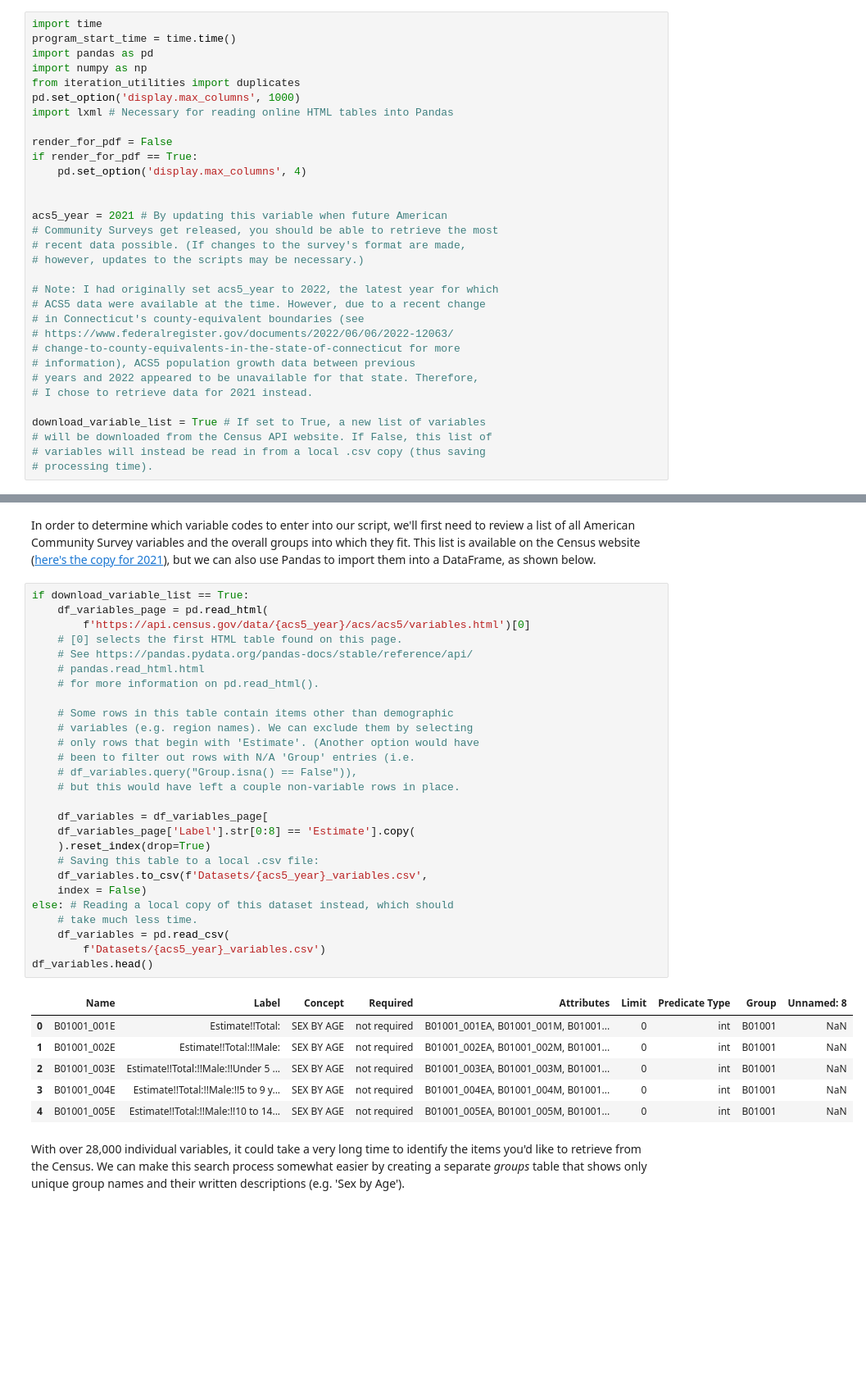
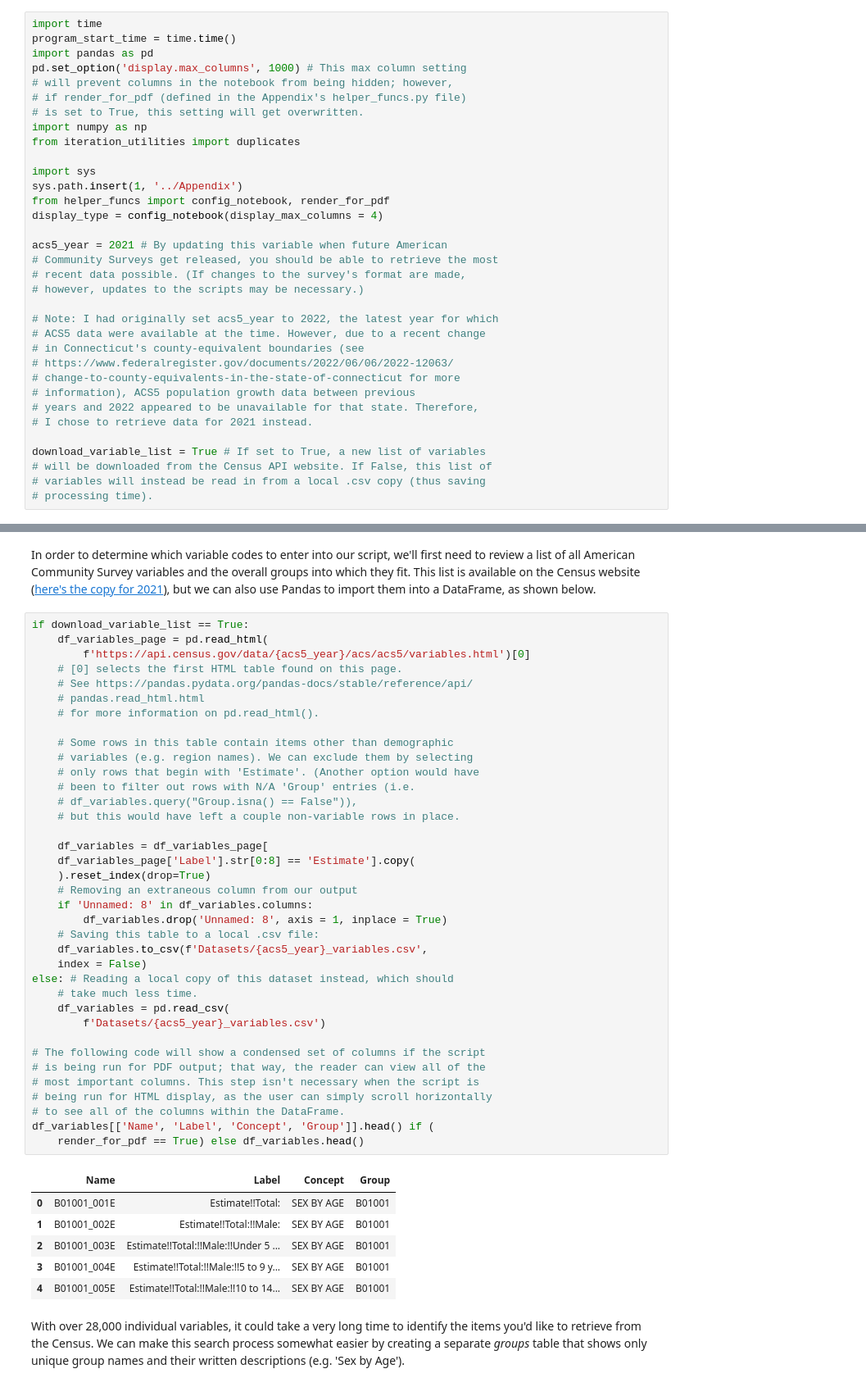
Before and after one commit to kburchfiel/pfn, a Jupyter notebook: Census_Data_Imports/census_data_imports_v2.ipynb, the cells around one changed output, grey strips where cells are left out. Shown at 82% size. Saved outputs shown, nothing was run; the diff lists cells and outputs as text; blank space fills up the shorter version.

```diff
--- a/Census_Data_Imports/census_data_imports_v2.ipynb
+++ b/Census_Data_Imports/census_data_imports_v2.ipynb
@@ -30,15 +30,17 @@ Importing relevant libraries and setting two configuration variables:
 import time
 program_start_time = time.time()
 import pandas as pd
+pd.set_option('display.max_columns', 1000) # This max column setting
+# will prevent columns in the notebook from being hidden; however,
+# if render_for_pdf (defined in the Appendix's helper_funcs.py file)
+# is set to True, this setting will get overwritten.
 import numpy as np
 from iteration_utilities import duplicates
-pd.set_option('display.max_columns', 1000)
-import lxml # Necessary for reading online HTML tables into Pandas
 
-render_for_pdf = False
-if render_for_pdf == True:
-    pd.set_option('display.max_columns', 4)
-
+import sys
+sys.path.insert(1, '../Appendix')
+from helper_funcs import config_notebook, render_for_pdf
+display_type = config_notebook(display_max_columns = 4)
 
 acs5_year = 2021 # By updating this variable when future American
 # Community Surveys get released, you should be able to retrieve the most
@@ -125,37 +127,47 @@ In order to determine which variable codes to enter into our script, we'll first
 # %%
 if download_variable_list == True:
     df_variables_page = pd.read_html(
         f'https://api.census.gov/data/{acs5_year}/acs/acs5/variables.html')[0]
     # [0] selects the first HTML table found on this page.
     # See https://pandas.pydata.org/pandas-docs/stable/reference/api/
     # pandas.read_html.html
     # for more information on pd.read_html().
 
     # Some rows in this table contain items other than demographic
     # variables (e.g. region names). We can exclude them by selecting
     # only rows that begin with 'Estimate'. (Another option would have
     # been to filter out rows with N/A 'Group' entries (i.e.
     # df_variables.query("Group.isna() == False")),
     # but this would have left a couple non-variable rows in place.
 
     df_variables = df_variables_page[
     df_variables_page['Label'].str[0:8] == 'Estimate'].copy(
     ).reset_index(drop=True)
+    # Removing an extraneous column from our output
+    if 'Unnamed: 8' in df_variables.columns:
+        df_variables.drop('Unnamed: 8', axis = 1, inplace = True)
     # Saving this table to a local .csv file:
     df_variables.to_csv(f'Datasets/{acs5_year}_variables.csv',
     index = False)
 else: # Reading a local copy of this dataset instead, which should
     # take much less time.
     df_variables = pd.read_csv(
         f'Datasets/{acs5_year}_variables.csv')
-df_variables.head()
+
+# The following code will show a condensed set of columns if the script
+# is being run for PDF output; that way, the reader can view all of the
+# most important columns. This step isn't necessary when the script is
+# being run for HTML display, as the user can simply scroll horizontally
+# to see all of the columns within the DataFrame.
+df_variables[['Name', 'Label', 'Concept', 'Group']].head() if (
+    render_for_pdf == True) else df_variables.head()
 # %% [output]
-|  | Name | Label | Concept | Required | Attributes | Limit | Predicate Type | Group | Unnamed: 8 |
-| 0 | B01001_001E | Estimate!!Total: | SEX BY AGE | not required | B01001_001EA, B01001_001M, B01001... | 0 | int | B01001 | NaN |
-| 1 | B01001_002E | Estimate!!Total:!!Male: | SEX BY AGE | not required | B01001_002EA, B01001_002M, B01001... | 0 | int | B01001 | NaN |
-| 2 | B01001_003E | Estimate!!Total:!!Male:!!Under 5 ... | SEX BY AGE | not required | B01001_003EA, B01001_003M, B01001... | 0 | int | B01001 | NaN |
-| 3 | B01001_004E | Estimate!!Total:!!Male:!!5 to 9 y... | SEX BY AGE | not required | B01001_004EA, B01001_004M, B01001... | 0 | int | B01001 | NaN |
-| 4 | B01001_005E | Estimate!!Total:!!Male:!!10 to 14... | SEX BY AGE | not required | B01001_005EA, B01001_005M, B01001... | 0 | int | B01001 | NaN |
+|  | Name | Label | Concept | Group |
+| 0 | B01001_001E | Estimate!!Total: | SEX BY AGE | B01001 |
+| 1 | B01001_002E | Estimate!!Total:!!Male: | SEX BY AGE | B01001 |
+| 2 | B01001_003E | Estimate!!Total:!!Male:!!Under 5 ... | SEX BY AGE | B01001 |
+| 3 | B01001_004E | Estimate!!Total:!!Male:!!5 to 9 y... | SEX BY AGE | B01001 |
+| 4 | B01001_005E | Estimate!!Total:!!Male:!!10 to 14... | SEX BY AGE | B01001 |
 # %% [markdown]
 With over 28,000 individual variables, it could take a very long time to identify the items you'd like to retrieve from the Census. We can make this search process somewhat easier by creating a separate *groups* table that shows only unique group names and their written descriptions (e.g. 'Sex by Age').
 # %%
```
Also changed, not shown: parts of 19 cells of this notebook, 50 other files.
